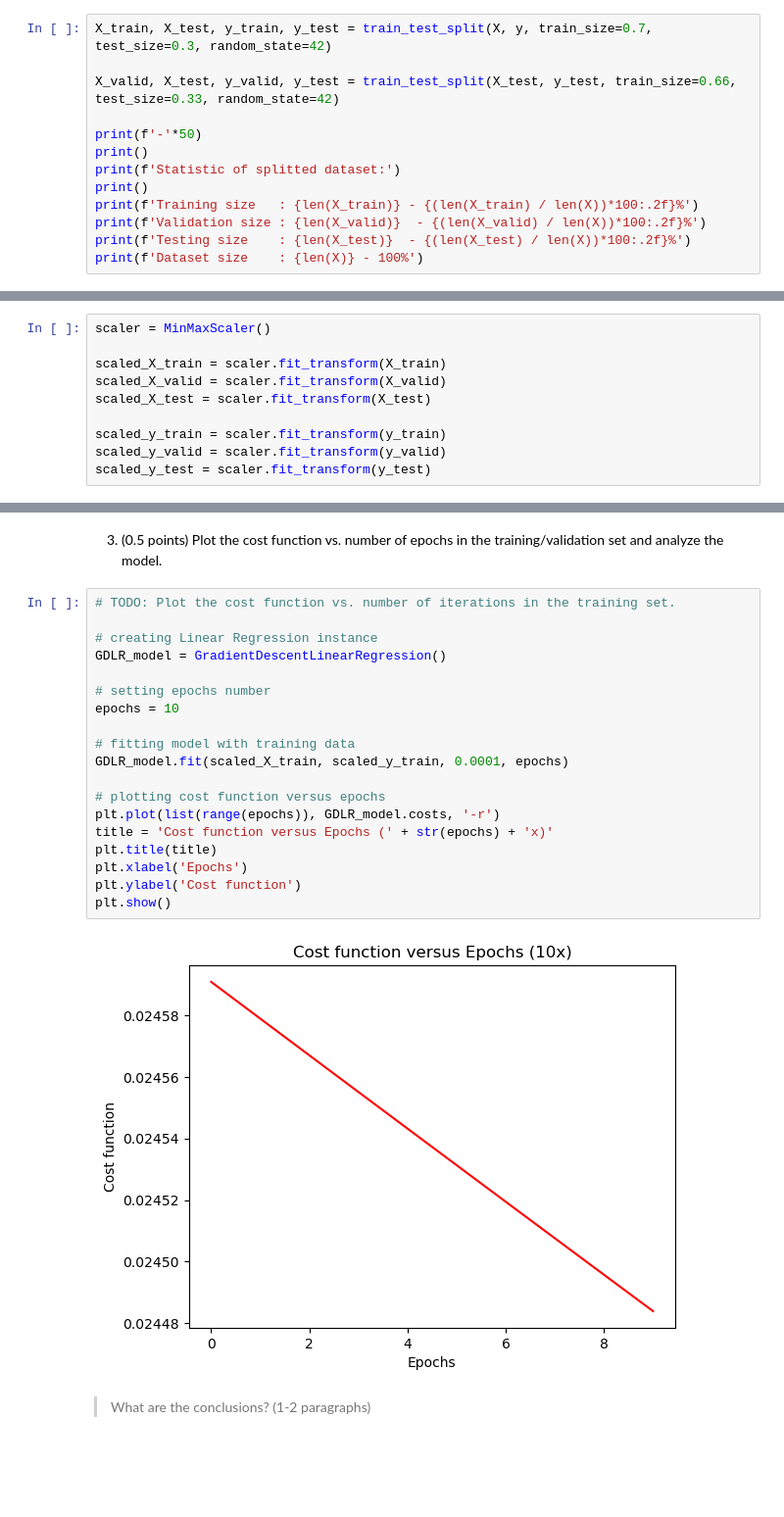
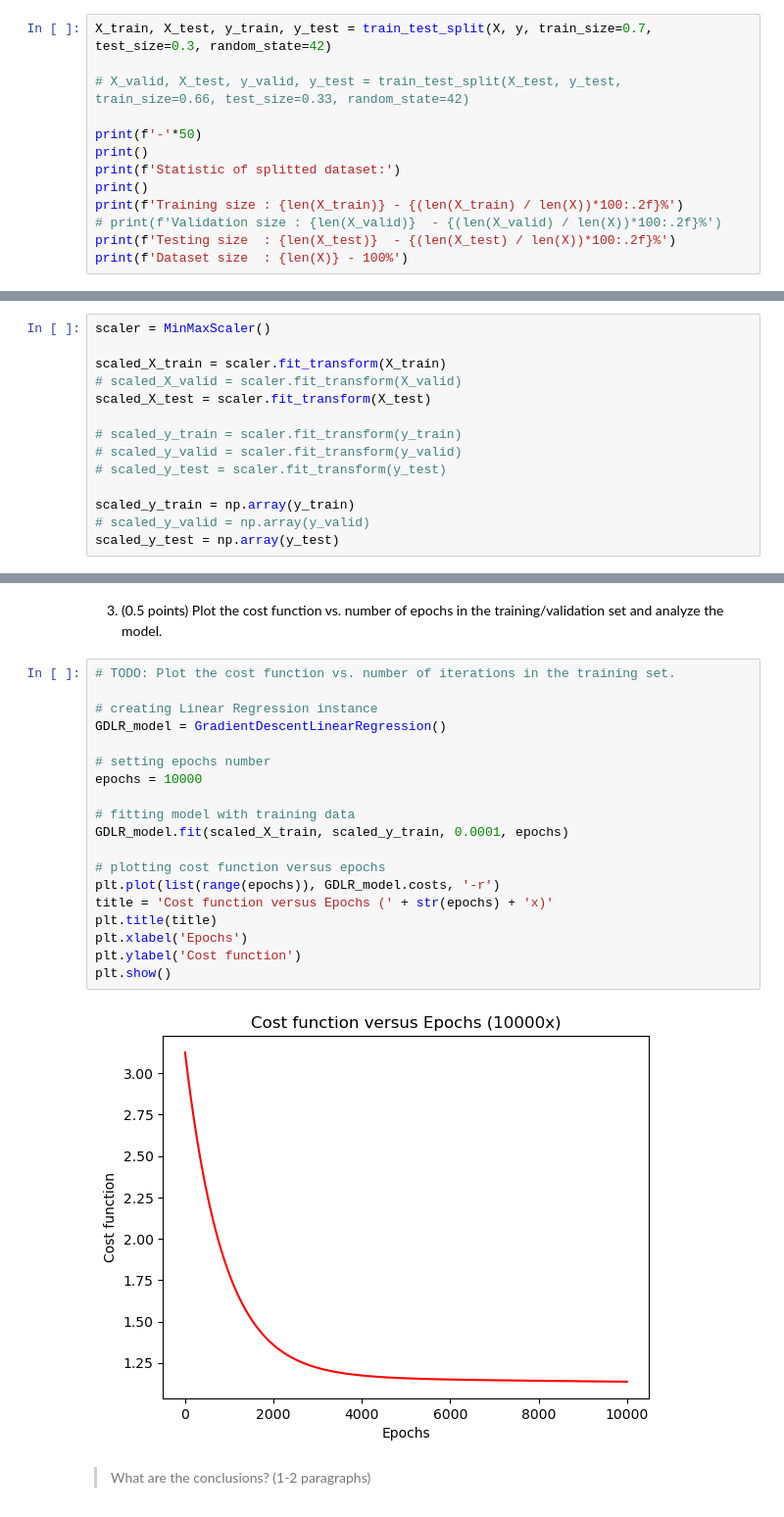
Before and after one commit to rubenscp/MO444-MC886-Tarefas, a Jupyter notebook: Tarefa 02/T2_Classical_Techniques by Rubens.ipynb, the cells around one changed output, grey strips where cells are left out. Shown at 98% size. Cells and saved outputs as stored; diff of their text form; blank space fills up the shorter version.

```diff
--- a/Tarefa 02/T2_Classical_Techniques by Rubens.ipynb
+++ b/Tarefa 02/T2_Classical_Techniques by Rubens.ipynb
@@ -288,16 +288,16 @@ y = df_lin_reg[['serum_creatinine']]
 # %%
 X_train, X_test, y_train, y_test = train_test_split(X, y, train_size=0.7, test_size=0.3, random_state=42)
 
-X_valid, X_test, y_valid, y_test = train_test_split(X_test, y_test, train_size=0.66, test_size=0.33, random_state=42)
+# X_valid, X_test, y_valid, y_test = train_test_split(X_test, y_test, train_size=0.66, test_size=0.33, random_state=42)
 
 print(f'-'*50)
 print()
 print(f'Statistic of splitted dataset:')
 print()
-print(f'Training size   : {len(X_train)} - {(len(X_train) / len(X))*100:.2f}%')
-print(f'Validation size : {len(X_valid)}  - {(len(X_valid) / len(X))*100:.2f}%')
-print(f'Testing size    : {len(X_test)}  - {(len(X_test) / len(X))*100:.2f}%')
-print(f'Dataset size    : {len(X)} - 100%')
+print(f'Training size : {len(X_train)} - {(len(X_train) / len(X))*100:.2f}%')
+# print(f'Validation size : {len(X_valid)}  - {(len(X_valid) / len(X))*100:.2f}%')
+print(f'Testing size  : {len(X_test)}  - {(len(X_test) / len(X))*100:.2f}%')
+print(f'Dataset size  : {len(X)} - 100%')
 # %% [output]
 --------------------------------------------------
 
@@ -313,12 +312,16 @@ Dataset size    : 277 - 100%
 scaler = MinMaxScaler()
 
 scaled_X_train = scaler.fit_transform(X_train)
-scaled_X_valid = scaler.fit_transform(X_valid)
+# scaled_X_valid = scaler.fit_transform(X_valid)
 scaled_X_test = scaler.fit_transform(X_test)
 
-scaled_y_train = scaler.fit_transform(y_train)
-scaled_y_valid = scaler.fit_transform(y_valid)
-scaled_y_test = scaler.fit_transform(y_test)
+# scaled_y_train = scaler.fit_transform(y_train)
+# scaled_y_valid = scaler.fit_transform(y_valid)
+# scaled_y_test = scaler.fit_transform(y_test)
+
+scaled_y_train = np.array(y_train)
+# scaled_y_valid = np.array(y_valid)
+scaled_y_test = np.array(y_test)
 # %% [markdown]
 ___
 ### Answers
@@ -587,24 +604,24 @@ Difference Sklearn and Analytical: 0.010184217853985086
 # %%
 # TODO: Plot the cost function vs. number of iterations in the training set.
 
 # creating Linear Regression instance
 GDLR_model = GradientDescentLinearRegression()
 
 # setting epochs number
-epochs = 10
+epochs = 10000
 
 # fitting model with training data
 GDLR_model.fit(scaled_X_train, scaled_y_train, 0.0001, epochs)
 
 # plotting cost function versus epochs
 plt.plot(list(range(epochs)), GDLR_model.costs, '-r')
 title = 'Cost function versus Epochs (' + str(epochs) + 'x)'
 plt.title(title)
 plt.xlabel('Epochs')
 plt.ylabel('Cost function')
 plt.show()
 # %% [output]
-[figure, old version]
+[figure, new version]
 # %% [markdown]
 > What are the conclusions? (1-2 paragraphs)
 # %% [markdown]
```
Also changed, not shown: parts of 7 cells of this notebook.
